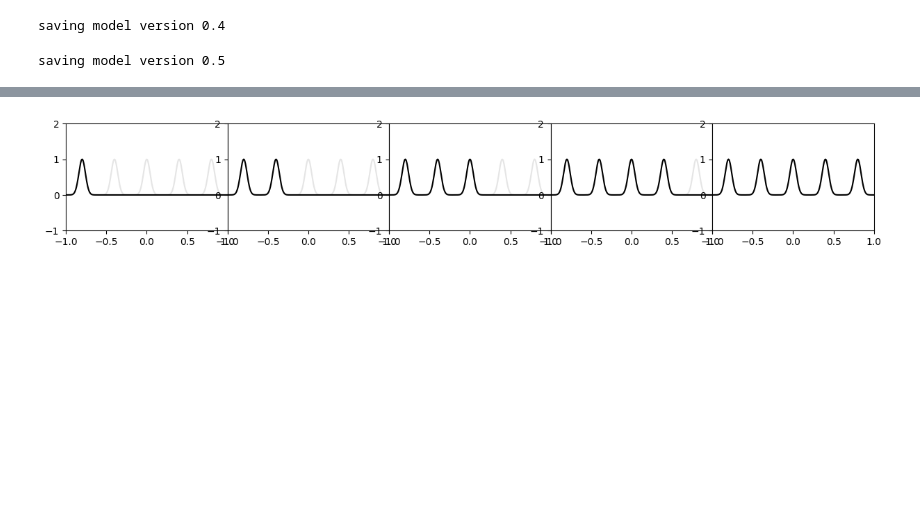
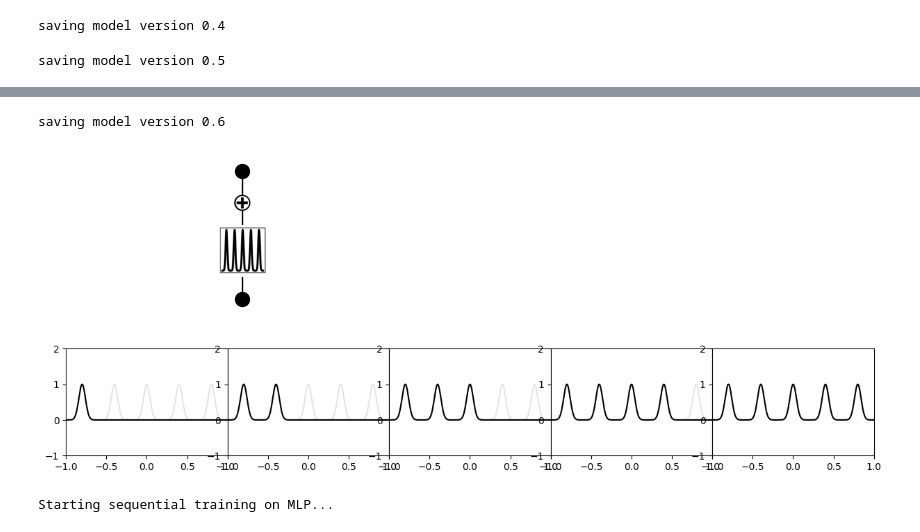
Before and after one commit to paumateo/Deep-Learning-Advanced-KAN-Project, a Jupyter notebook: notebooks/reproduce_continual_learning.ipynb, the cells around one changed output, grey strips where cells are left out. Cells and saved outputs as stored; diff of their text form; code cells hidden in the pictures; blank space fills up the shorter version.

```diff
--- a/notebooks/reproduce_continual_learning.ipynb
+++ b/notebooks/reproduce_continual_learning.ipynb
@@ -72,3 +76,9 @@ saving model version 0.5
+# %%
+model_kan.auto_swap()
+model_kan.plot()
+# %% [output]
+saving model version 0.6
+[figure, added]
 # %%
 plt.subplots(1, 5, figsize=(15, 2))
 plt.subplots_adjust(wspace=0, hspace=0)
@@ -82,3 +92,38 @@ for i in range(1,6):
     plt.ylim(-1,2)
 # %% [output]
 [figure]
+# %%
+from kan.MLP import MLP
+device = torch.device('cuda' if torch.cuda.is_available() else 'cpu')
+
+# We use [1, 128, 1] because an MLP needs hidden neurons to fit non-linearities.
+# A [1, 1] MLP is just a linear regressor.
+# 128, 256, 512
+#model_mlp = MLP(width=[1, 128, 256, 128, 1], seed=5, device=device)
+model_mlp = MLP(width=[1, 66, 1], seed=8, device=device)
+
+
+ys_mlp = []
+
+# --- 4. Sequential Training Loop ---
+print("Starting sequential training on MLP...")
+
+for group_id in range(n_peak):
+    dataset = {}
+
+    # Slice the data for the current peak (current group)
+    train_input = x_sample[group_id * n_num_per_peak:(group_id + 1) * n_num_per_peak][:, None]
+    train_label = y_sample[group_id * n_num_per_peak:(group_id + 1) * n_num_per_peak][:, None]
+
+    # Move to device
+    dataset['train_input'] = train_input.to(device)
+    dataset['train_label'] = train_label.to(device)
+    dataset['test_input'] = train_input.to(device)
+    dataset['test_label'] = train_label.to(device)
+    model_mlp.fit(dataset, opt='LBFGS', steps=100, lamb=0.0)
+
+    x_grid_device = x_grid[:, None].to(device)
+    y_pred = model_mlp(x_grid_device)
+    ys_mlp.append(y_pred.detach().cpu().numpy()[:, 0])
+# %% [output]
+Starting sequential training on MLP...
```
Also changed, not shown: parts of 4 cells of this notebook.
